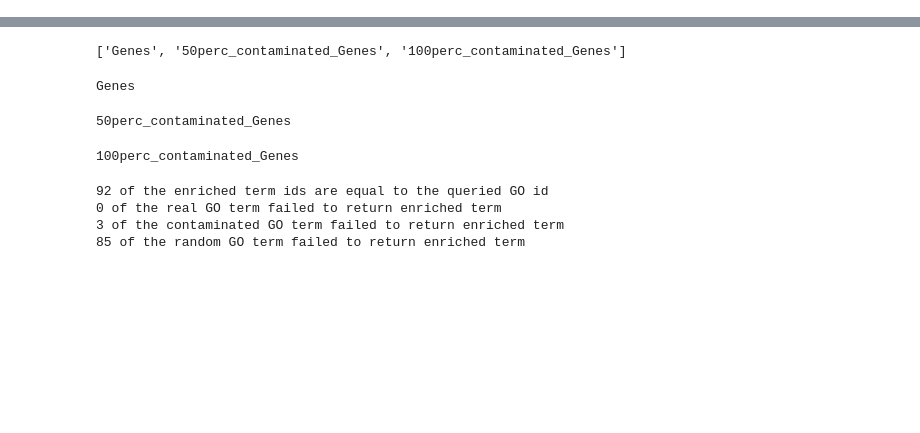
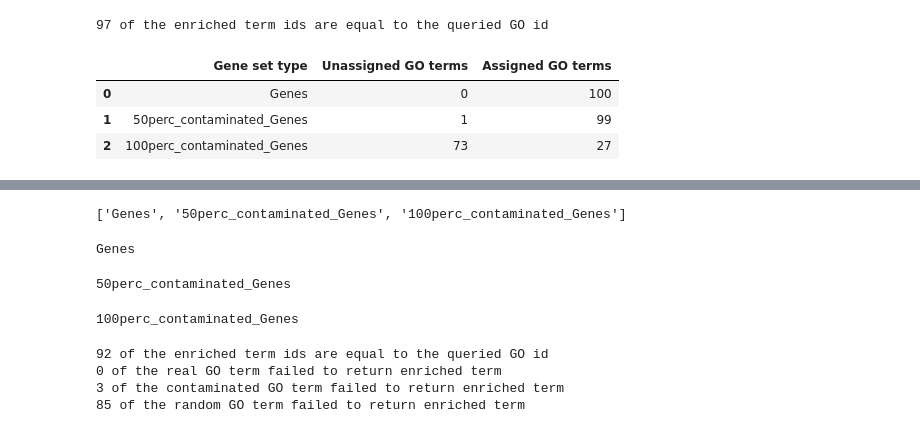
Before and after one commit to idekerlab/llm_evaluation_for_gene_set_interpretation, a Jupyter notebook: 3B-1.[model compare]functional_enrichment_analysis_control.ipynb, the cells around one changed output, grey strips where cells are left out. Drawn from its saved outputs; the diff is of its cells as text; code cells hidden in the pictures; blank space fills up the shorter version.

```diff
--- a/3B-1.[model compare]functional_enrichment_analysis_control.ipynb
+++ b/3B-1.[model compare]functional_enrichment_analysis_control.ipynb
@@ -6,0 +131,4 @@ from tqdm import tqdm
+# %%
+print(sum(new_res_df['Genes enriched term id'] == new_res_df.index), 'of the enriched term ids are equal to the queried GO id')
+# %% [output]
+97 of the enriched term ids are equal to the queried GO id
@@ -6,0 +137,22 @@ from tqdm import tqdm
+# %%
+## check the go term enrichment analysis result
+import pandas as pd
+enrichr_res = pd.read_csv('./data/GO_term_analysis/100_GO_terms_gprofiler_res.tsv', sep='\t')
+genes_col = [col for col in enrichr_res.columns if col.endswith('Genes')]
+# create the count table
+
+p_cutoff = 0.05
+count_table = pd.DataFrame(columns=['Gene set type','Unassigned GO terms', 'Assigned GO terms'])
+
+for col in genes_col:
+    num_enriched = sum(enrichr_res[f'{col} adj p-value'] <= p_cutoff)
+    num_unassigned = sum(enrichr_res[f'{col} adj p-value'] > p_cutoff)
+    count_row = pd.DataFrame({'Gene set type': col, 'Unassigned GO terms': num_unassigned, 'Assigned GO terms': num_enriched}, index=[0])
+    count_table = pd.concat([count_table, count_row], ignore_index=True)
+
+count_table
+# %% [output]
+|  | Gene set type | Unassigned GO terms | Assigned GO terms |
+| 0 | Genes | 0 | 100 |
+| 1 | 50perc_contaminated_Genes | 1 | 99 |
+| 2 | 100perc_contaminated_Genes | 73 | 27 |
```
Also changed, not shown: parts of 10 cells of this notebook, 2 other files.
